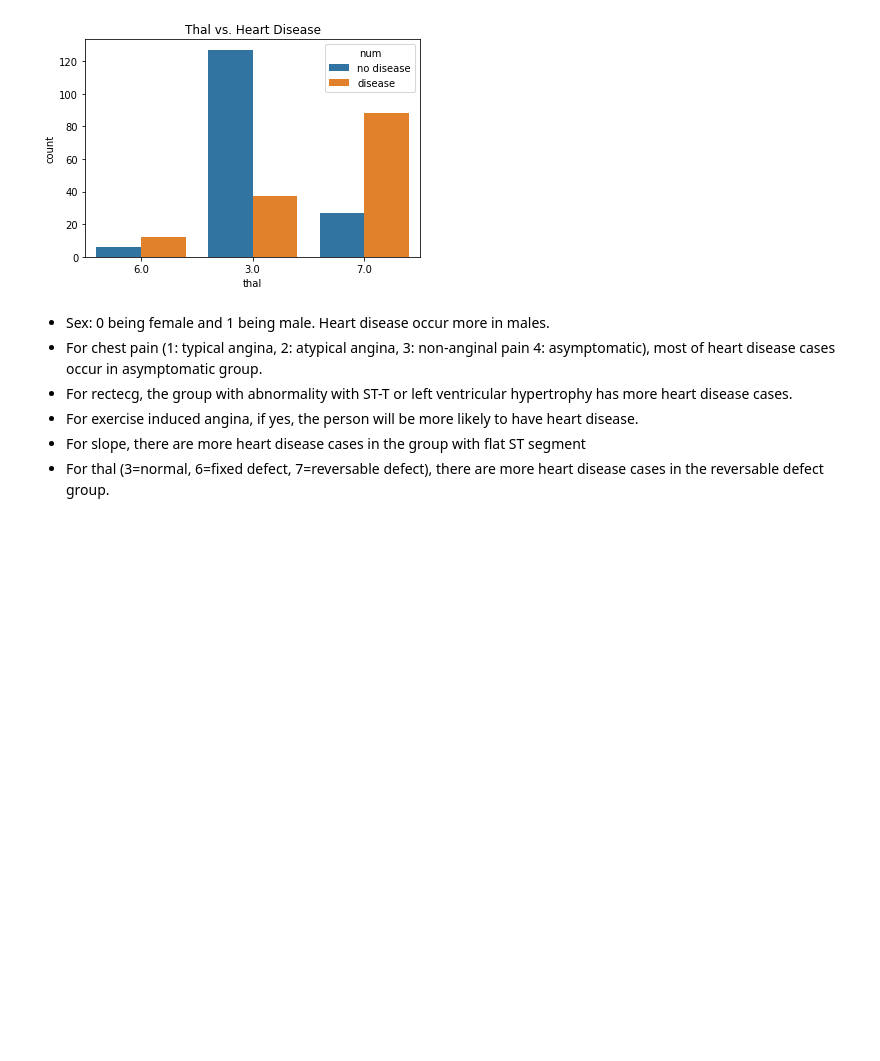
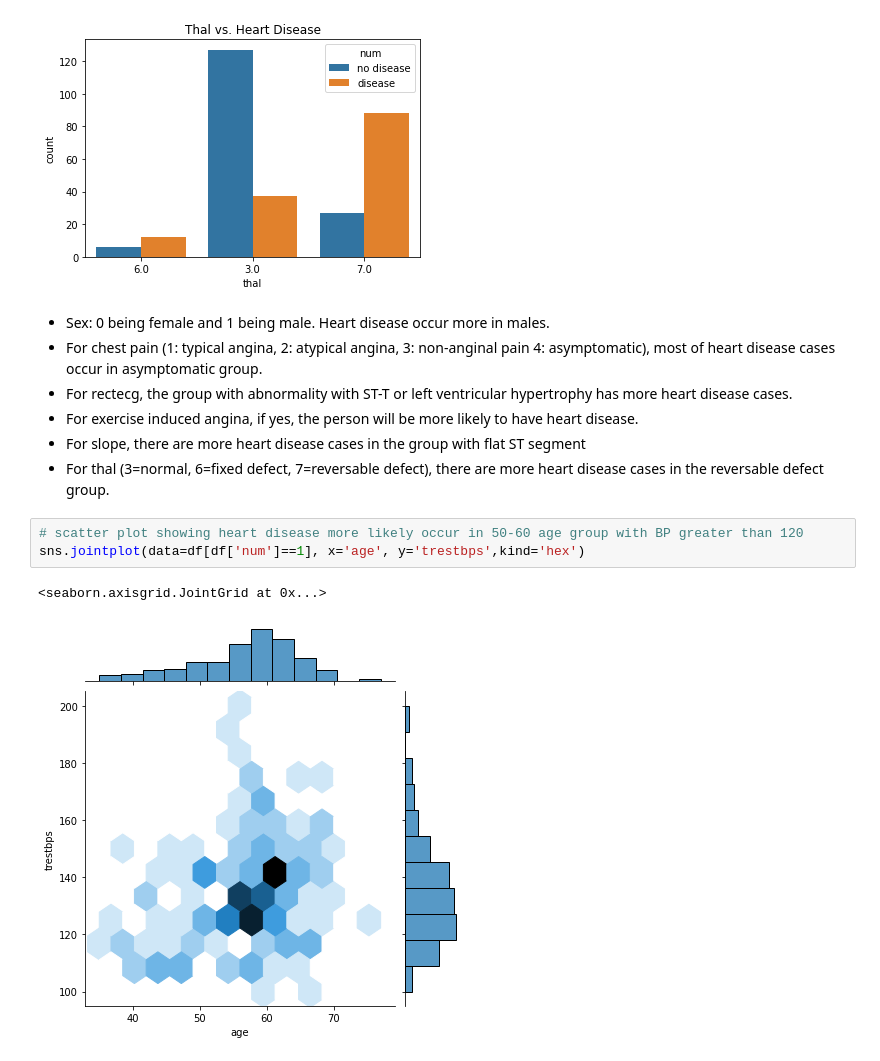
Before and after one commit to yzhang2021/Heart-Disease, a Jupyter notebook: heart_disease.ipynb, the cells around one changed output. Saved outputs shown, nothing was run; the diff lists cells and outputs as text; blank space fills up the shorter version.

```diff
--- a/heart_disease.ipynb
+++ b/heart_disease.ipynb
@@ -190,3 +204,9 @@ for feature in categorical_feature:
 *   For exercise induced angina, if yes, the person will be more likely to have heart disease.
 *   For slope, there are more heart disease cases in the group with flat ST segment
 *   For thal (3=normal, 6=fixed defect, 7=reversable defect), there are more heart disease cases in the reversable defect group.
+# %%
+# scatter plot showing heart disease more likely occur in 50-60 age group with BP greater than 120
+sns.jointplot(data=df[df['num']==1], x='age', y='trestbps',kind='hex')
+# %% [output]
+<seaborn.axisgrid.JointGrid at 0x...>
+[figure, added]
```
Also changed, not shown: parts of 35 cells of this notebook.
